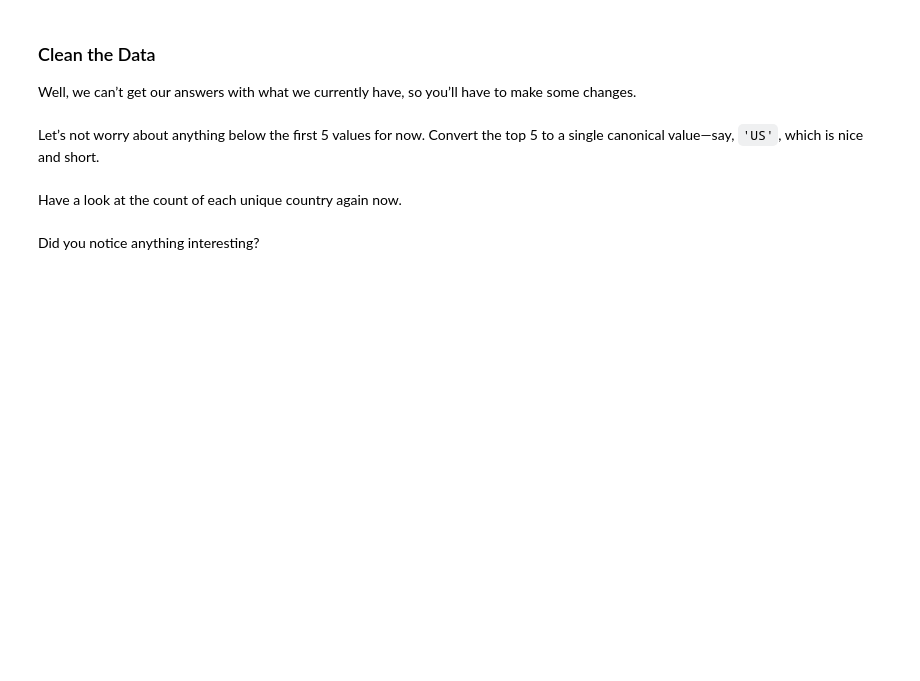
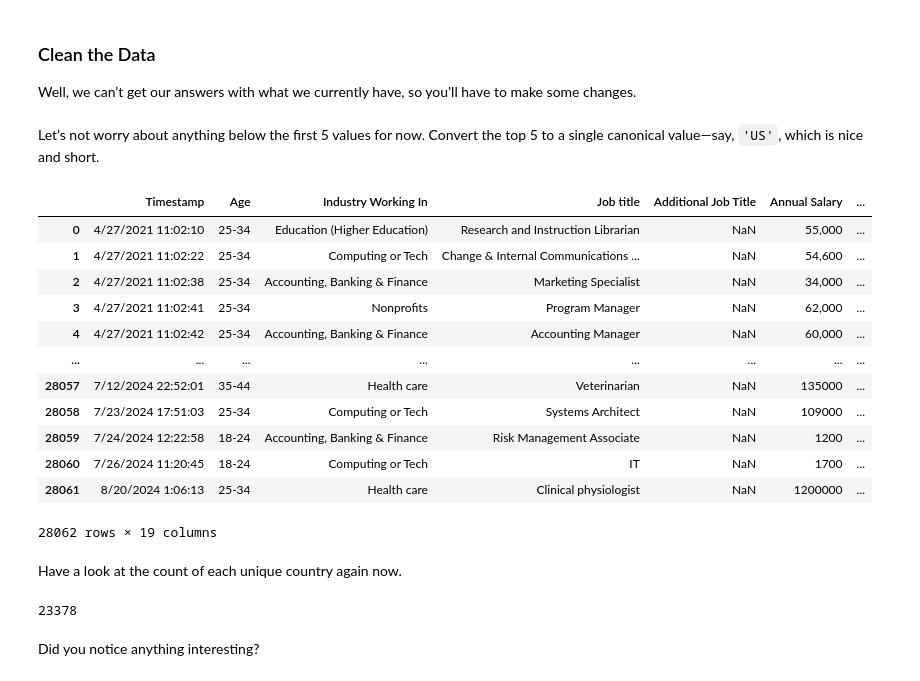
Before and after one commit to walletkun/my-fork-2024-fall-data-science, a Jupyter notebook: Week-02-DS-Overview-and-Data/Exercise-FL.ipynb, the cells around one changed output. Saved outputs shown, nothing was run; the diff lists cells and outputs as text; code cells hidden in the pictures; blank space fills up the shorter version.

```diff
--- a/Week-02-DS-Overview-and-Data/Exercise-FL.ipynb
+++ b/Week-02-DS-Overview-and-Data/Exercise-FL.ipynb
@@ -332,5 +368,20 @@ Well, we can’t get our answers with what we currently have, so you’ll have t
 Let’s not worry about anything below the first 5 values for now. Convert the top 5 to a single canonical value―say, `'US'`, which is nice and short.
 # %%
 # Replace them all with 'US'.
+df_salary.loc[df_salary['The currency'] == 'USD', 'What country do you work in?'] = 'US'
+# %% [output]
+|  | Timestamp | Age | Industry Working In | Job title | Additional Job Title | Annual Salary | ... |
+| 0 | 4/27/2021 11:02:10 | 25-34 | Education (Higher Education) | Research and Instruction Librarian | NaN | 55,000 | ... |
+| 1 | 4/27/2021 11:02:22 | 25-34 | Computing or Tech | Change & Internal Communications ... | NaN | 54,600 | ... |
+| 2 | 4/27/2021 11:02:38 | 25-34 | Accounting, Banking & Finance | Marketing Specialist | NaN | 34,000 | ... |
+| 3 | 4/27/2021 11:02:41 | 25-34 | Nonprofits | Program Manager | NaN | 62,000 | ... |
+| 4 | 4/27/2021 11:02:42 | 25-34 | Accounting, Banking & Finance | Accounting Manager | NaN | 60,000 | ... |
+| ... | ... | ... | ... | ... | ... | ... | ... |
+| 28057 | 7/12/2024 22:52:01 | 35-44 | Health care | Veterinarian | NaN | 135000 | ... |
+| 28058 | 7/23/2024 17:51:03 | 25-34 | Computing or Tech | Systems Architect | NaN | 109000 | ... |
+| 28059 | 7/24/2024 12:22:58 | 18-24 | Accounting, Banking & Finance | Risk Management Associate | NaN | 1200 | ... |
+| 28060 | 7/26/2024 11:20:45 | 18-24 | Computing or Tech | IT | NaN | 1700 | ... |
+| 28061 | 8/20/2024 1:06:13 | 25-34 | Health care | Clinical physiologist | NaN | 1200000 | ... |
+28062 rows × 19 columns
 # %% [markdown]
 Have a look at the count of each unique country again now.
@@ -339,3 +388,8 @@ Have a look at the count of each unique country again now.
+# %%
+# Count again.
+len(df_salary[df_salary['What country do you work in?'] == 'US'])
+# %% [output]
+23378
 # %% [markdown]
 Did you notice anything interesting?
 # %%
```
Also changed, not shown: parts of 9 cells of this notebook, 1 other file.
